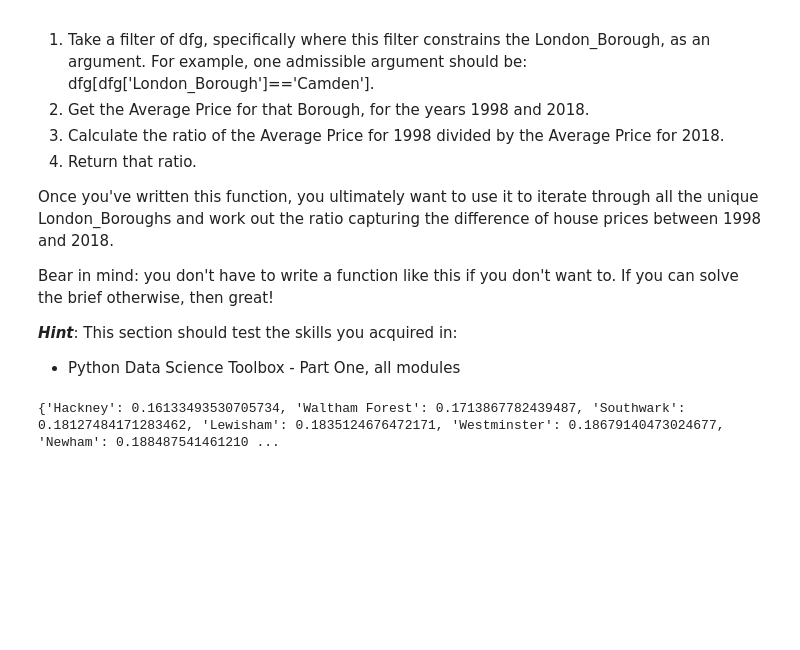
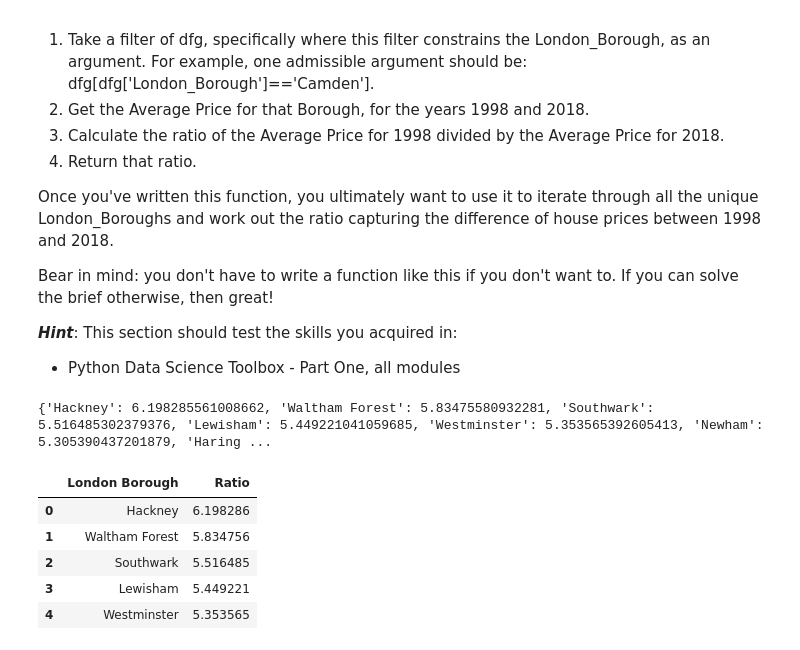
Before and after one commit to simonatso/LondonHousingCaseStudy, a Jupyter notebook: Unit 4 Challenge - Tier 3.ipynb, the cells around one changed output. Cells and saved outputs as stored; diff of their text form; code cells hidden in the pictures; blank space fills up the shorter version.

```diff
--- a/Unit 4 Challenge - Tier 3.ipynb
+++ b/Unit 4 Challenge - Tier 3.ipynb
@@ -300,13 +311,25 @@ def create_price_ratio(borough, df):
     boroughData = groupedDf[groupedDf['London Borough'] == borough]
     price1998 = boroughData[boroughData['Year'] == 1998].iloc[0, -1]
     price2018 = boroughData[boroughData['Year'] == 2018].iloc[0, -1]
-    return price1998/price2018
+    return price2018/price1998
 
 price_ratios = {}
 for borough in groupedDf['London Borough'].unique():
     price_ratios[borough] = create_price_ratio(borough, groupedDf)
 
-sorted_price_ratios = {k: v for k, v in sorted(price_ratios.items(), key=lambda item: item[1])}
+sorted_price_ratios = {k: v for k, v in sorted(price_ratios.items(), key=lambda item: item[1], reverse=True)}
 print(sorted_price_ratios)
 # %% [output]
-{'Hackney': 0.16133493530705734, 'Waltham Forest': 0.1713867782439487, 'Southwark': 0.18127484171283462, 'Lewisham': 0.1835124676472171, 'Westminster': 0.18679140473024677, 'Newham': 0.188487541461210 ...
+{'Hackney': 6.198285561008662, 'Waltham Forest': 5.83475580932281, 'Southwark': 5.516485302379376, 'Lewisham': 5.449221041059685, 'Westminster': 5.353565392605413, 'Newham': 5.305390437201879, 'Haring ...
+# %%
+dfRatios = pd.DataFrame(sorted_price_ratios, index=range(0,1))
+dfRatios = dfRatios.transpose().reset_index()
+dfRatios.rename(columns={'index':'London Borough', 0:'Ratio'}, inplace=True)
+dfRatios.head()
+# %% [output]
+|  | London Borough | Ratio |
+| 0 | Hackney | 6.198286 |
+| 1 | Waltham Forest | 5.834756 |
+| 2 | Southwark | 5.516485 |
+| 3 | Lewisham | 5.449221 |
+| 4 | Westminster | 5.353565 |
```
Also changed, not shown: parts of 7 cells of this notebook.
